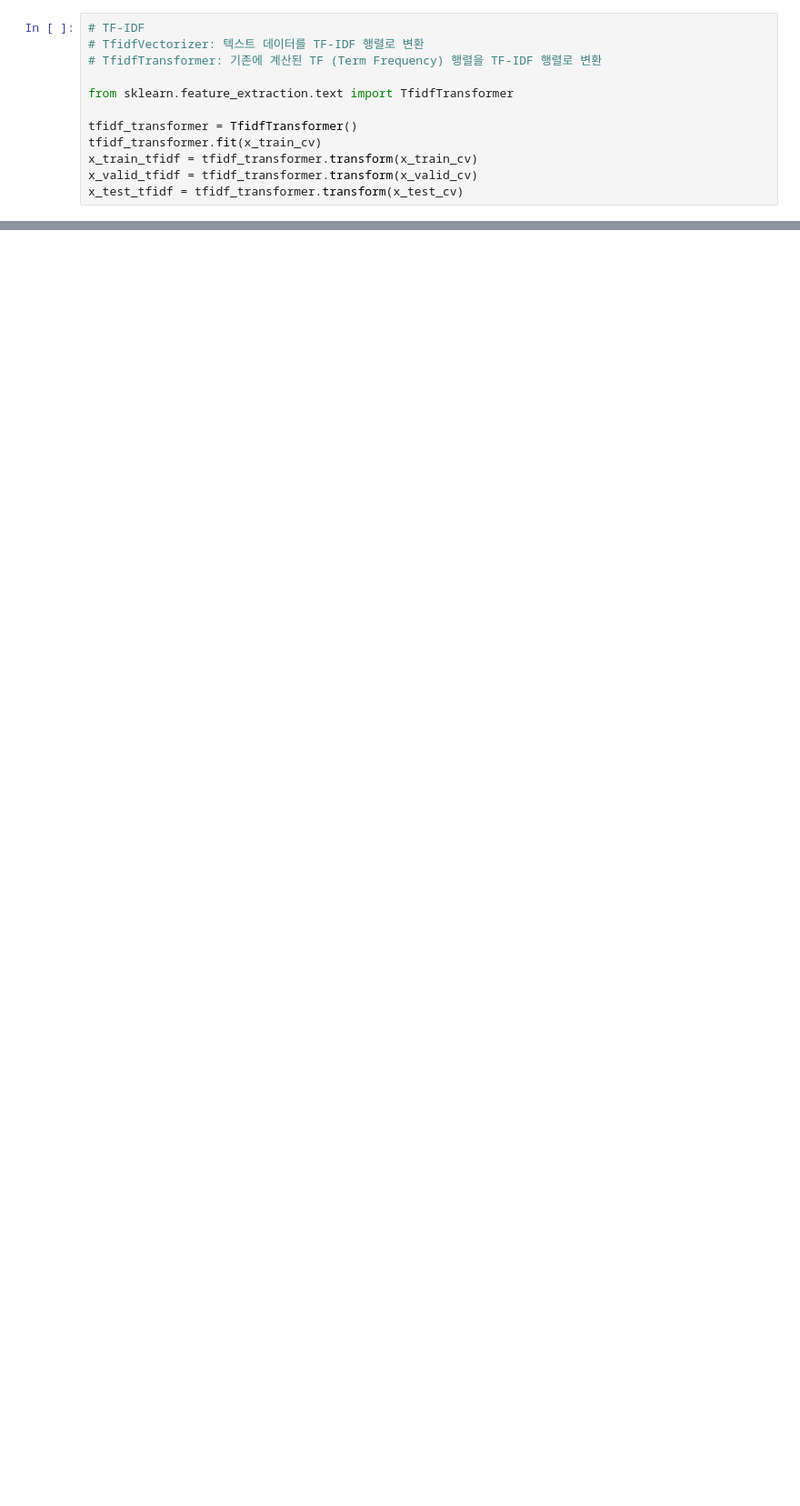
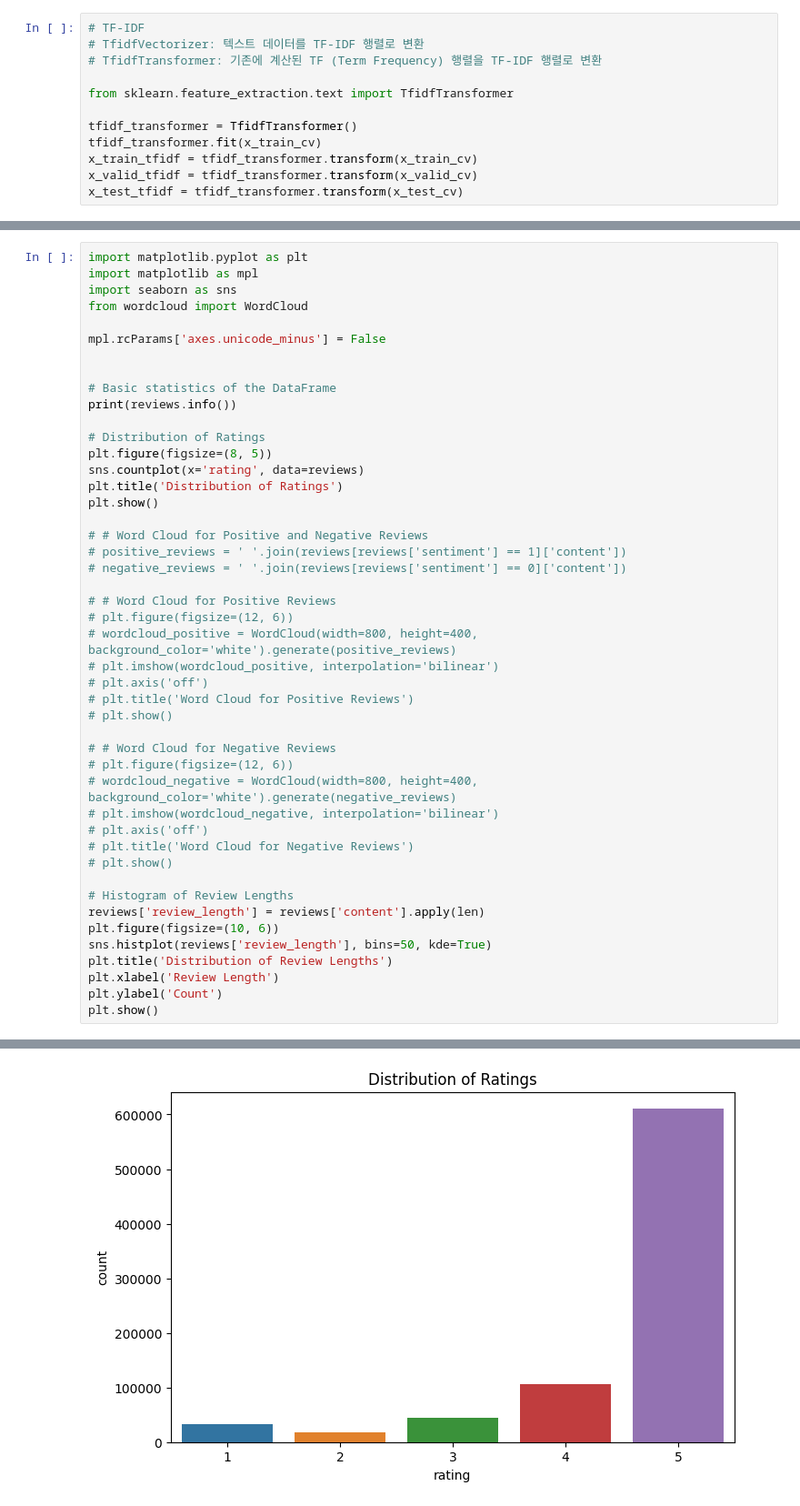
Before and after one commit to 2023-2-BDP/review-analysis, a Jupyter notebook: notebook.ipynb, the cells around one changed output, grey strips where cells are left out. Shown at 91% size. Saved outputs shown, nothing was run; the diff lists cells and outputs as text; blank space fills up the shorter version.

```diff
--- a/notebook.ipynb
+++ b/notebook.ipynb
@@ -406,0 +485,47 @@ print(f"{round(predict_proba[0], 2)} 확률로 부정 리뷰입니다." if pred
+# %%
+import matplotlib.pyplot as plt
+import matplotlib as mpl
+import seaborn as sns
+from wordcloud import WordCloud
+
+mpl.rcParams['axes.unicode_minus'] = False
+
+
+# Basic statistics of the DataFrame
+print(reviews.info())
+
+# Distribution of Ratings
+plt.figure(figsize=(8, 5))
+sns.countplot(x='rating', data=reviews)
+plt.title('Distribution of Ratings')
+plt.show()
+
+# # Word Cloud for Positive and Negative Reviews
+# positive_reviews = ' '.join(reviews[reviews['sentiment'] == 1]['content'])
+# negative_reviews = ' '.join(reviews[reviews['sentiment'] == 0]['content'])
+
+# # Word Cloud for Positive Reviews
+# plt.figure(figsize=(12, 6))
+# wordcloud_positive = WordCloud(width=800, height=400, background_color='white').generate(positive_reviews)
+# plt.imshow(wordcloud_positive, interpolation='bilinear')
+# plt.axis('off')
+# plt.title('Word Cloud for Positive Reviews')
+# plt.show()
+
+# # Word Cloud for Negative Reviews
+# plt.figure(figsize=(12, 6))
+# wordcloud_negative = WordCloud(width=800, height=400, background_color='white').generate(negative_reviews)
+# plt.imshow(wordcloud_negative, interpolation='bilinear')
+# plt.axis('off')
+# plt.title('Word Cloud for Negative Reviews')
+# plt.show()
+
+# Histogram of Review Lengths
+reviews['review_length'] = reviews['content'].apply(len)
+plt.figure(figsize=(10, 6))
+sns.histplot(reviews['review_length'], bins=50, kde=True)
+plt.title('Distribution of Review Lengths')
+plt.xlabel('Review Length')
+plt.ylabel('Count')
+plt.show()
+# %% [output]
@@ -406,0 +560 @@ print(f"{round(predict_proba[0], 2)} 확률로 부정 리뷰입니다." if pred
+[figure, added]
```
Also changed, not shown: parts of 17 cells of this notebook.
